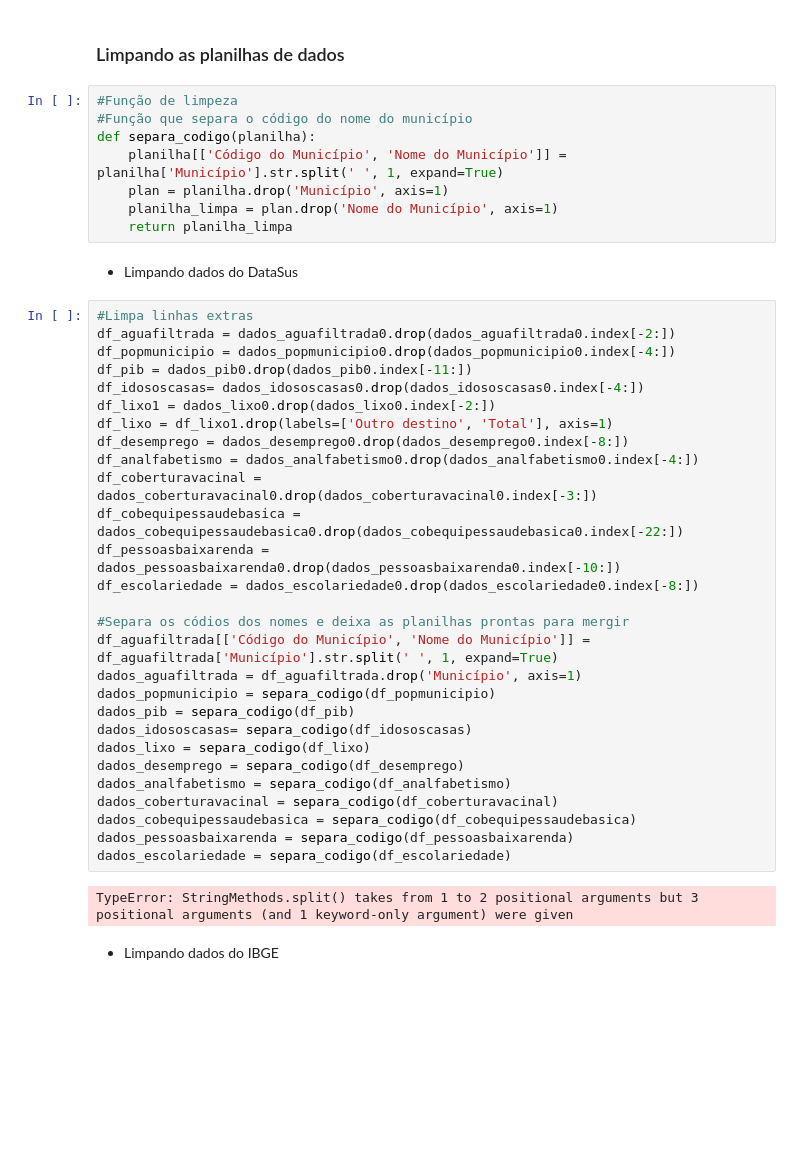
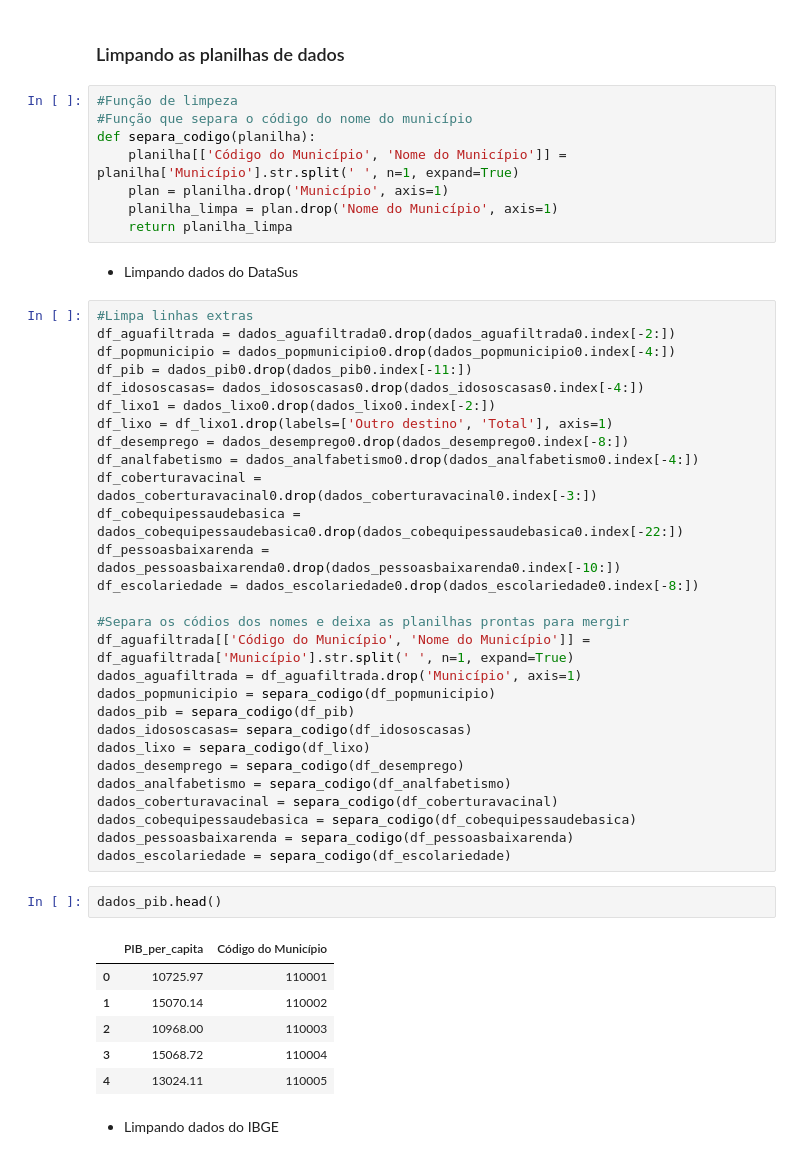
Before and after one commit to carneirogabrielly/Projeto-Microdados, a Jupyter notebook: 20_11_AAAAlison.ipynb, the cells around one changed output. Saved outputs shown, nothing was run; the diff lists cells and outputs as text; blank space fills up the shorter version.

```diff
--- a/20_11_AAAAlison.ipynb
+++ b/20_11_AAAAlison.ipynb
@@ -48,7 +48,7 @@ dados_lixo0.head()
 #Função de limpeza
 #Função que separa o código do nome do município
 def separa_codigo(planilha):
-    planilha[['Código do Município', 'Nome do Município']] = planilha['Município'].str.split(' ', 1, expand=True)
+    planilha[['Código do Município', 'Nome do Município']] = planilha['Município'].str.split(' ', n=1, expand=True)
     plan = planilha.drop('Município', axis=1)
     planilha_limpa = plan.drop('Nome do Município', axis=1)
     return planilha_limpa
@@ -70,7 +70,7 @@ df_pessoasbaixarenda = dados_pessoasbaixarenda0.drop(dados_pessoasbaixarenda0.in
 df_escolariedade = dados_escolariedade0.drop(dados_escolariedade0.index[-8:])
 
 #Separa os códios dos nomes e deixa as planilhas prontas para mergir
-df_aguafiltrada[['Código do Município', 'Nome do Município']] = df_aguafiltrada['Município'].str.split(' ', 1, expand=True)
+df_aguafiltrada[['Código do Município', 'Nome do Município']] = df_aguafiltrada['Município'].str.split(' ', n=1, expand=True)
 dados_aguafiltrada = df_aguafiltrada.drop('Município', axis=1)
 dados_popmunicipio = separa_codigo(df_popmunicipio)
 dados_pib = separa_codigo(df_pib)
@@ -82,8 +82,15 @@ dados_coberturavacinal = separa_codigo(df_coberturavacinal)
 dados_cobequipessaudebasica = separa_codigo(df_cobequipessaudebasica)
 dados_pessoasbaixarenda = separa_codigo(df_pessoasbaixarenda)
 dados_escolariedade = separa_codigo(df_escolariedade)
-# %% [output]
-TypeError: StringMethods.split() takes from 1 to 2 positional arguments but 3 positional arguments (and 1 keyword-only argument) were given
+# %%
+dados_pib.head()
+# %% [output]
+|  | PIB_per_capita | Código do Município |
+| 0 | 10725.97 | 110001 |
+| 1 | 15070.14 | 110002 |
+| 2 | 10968.00 | 110003 |
+| 3 | 15068.72 | 110004 |
+| 4 | 13024.11 | 110005 |
 # %% [markdown]
 - Limpando dados do IBGE
 # %%
```
Also changed, not shown: parts of 8 cells of this notebook.
